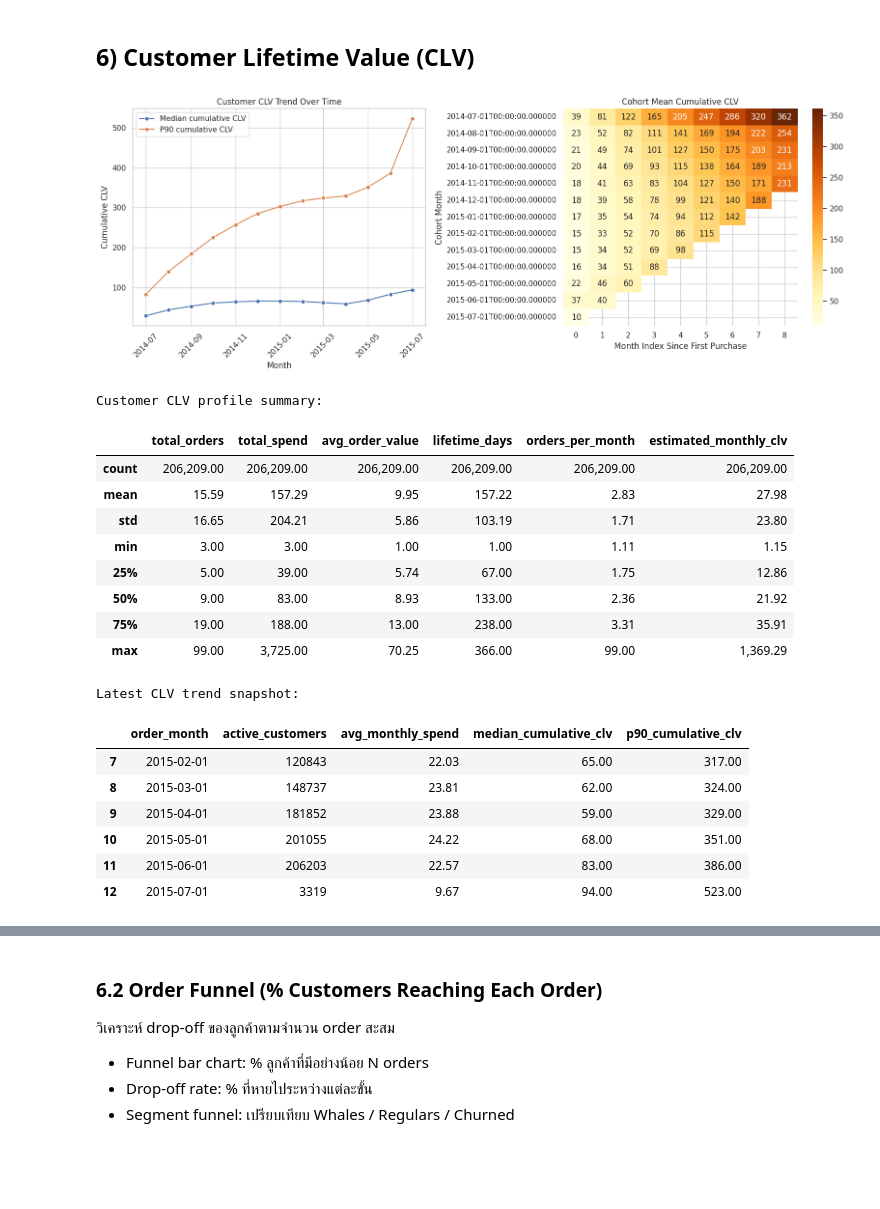
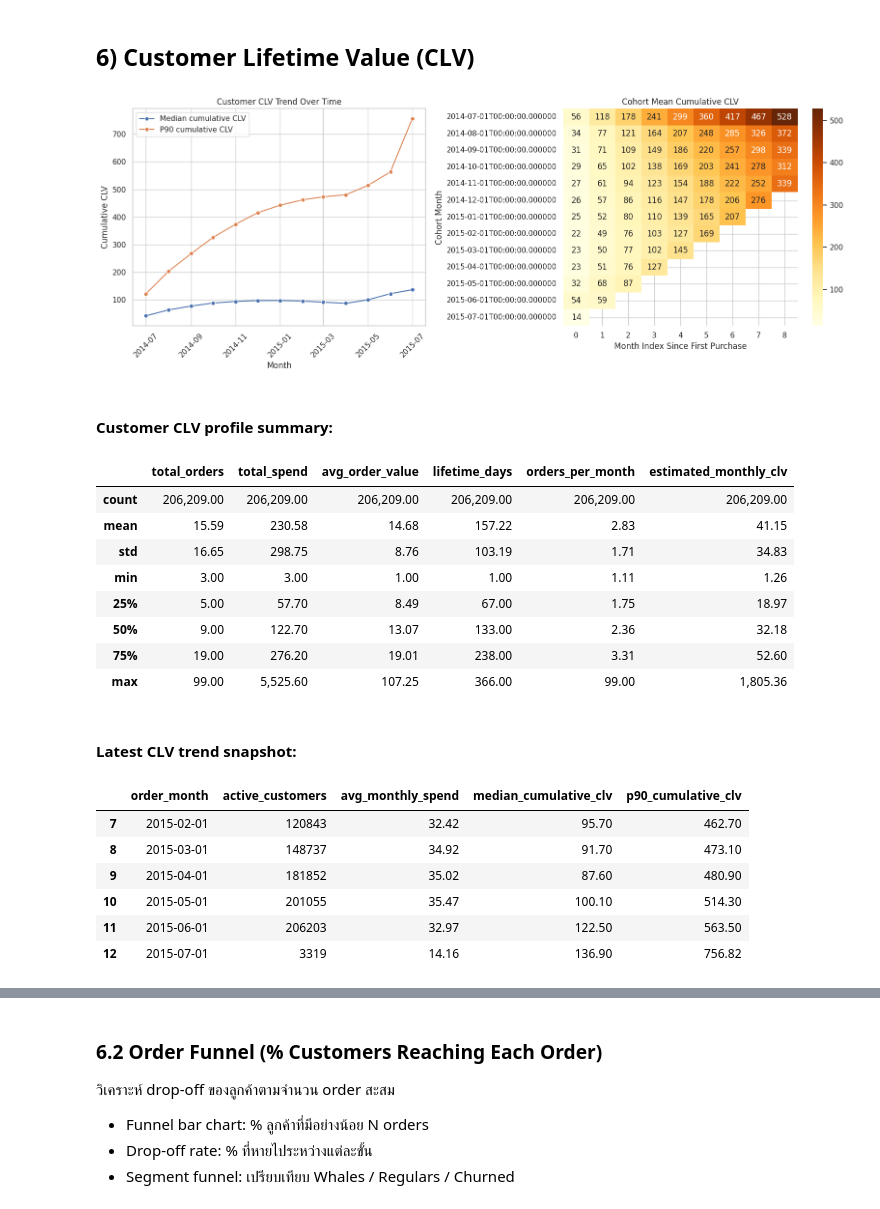
Before and after one commit to ppts2545/Instacart-Market-Basket-Analysis, a Jupyter notebook: notebooks/02_Exploratory_Data_Analysis/02_customer_behavior.ipynb, the cells around one changed output, grey strips where cells are left out. Drawn from its saved outputs; the diff is of its cells as text; code cells hidden in the pictures; blank space fills up the shorter version.

```diff
--- a/notebooks/02_Exploratory_Data_Analysis/02_customer_behavior.ipynb
+++ b/notebooks/02_Exploratory_Data_Analysis/02_customer_behavior.ipynb
@@ -92,3 +83,10 @@ Columns: ['order_id', 'product_id', 'add_to_cart_order', 'reordered', 'user_id',
+# %%
+def show_df(df, title):
+    """
+    ฟังก์ชันสำหรับแสดงผล DataFrame พร้อมหัวข้อ Markdown
+    """
+    display(Markdown(f"#### {title}"))
+    display(df)
 # %% [markdown]
 ## 1) Data Setup & KPI Baseline
 
@@ -98,6 +94,13 @@ Columns: ['order_id', 'product_id', 'add_to_cart_order', 'reordered', 'user_id',
 
 ส่วนนี้ใช้ตั้งค่า environment และสร้าง baseline KPI ต่อผู้ใช้เพื่อดูภาพรวมก่อนลงลึก
 # %%
+# 1. สร้างคอลัมน์ cumulative reorder (ใช้ Index เดิมของ df)
+df["cumulative_reorder_per_customer"] = (
+    df.groupby("user_id")["reordered"]
+    .cumsum()
+)
+
+# 2. คำนวณ Customer KPI
 customer_kpi = (
     df.groupby("user_id")
     .agg(
@@ -109,10 +112,19 @@ customer_kpi = (
     )
     .reset_index()
 )
-customer_kpi = customer_kpi.drop(columns=["user_id"])
 
-show_df(customer_kpi.describe(include="all"), title="Customer KPI summary:")
+# 3. จัดการเรื่อง Display (ย้าย Markdown ไปไว้รวมกันได้)
+from IPython.display import display, Markdown
 
+display(Markdown("### Customer KPI summary:"))
+# แนะนำให้ใช้ .T (Transpose) เพื่อให้อ่านง่ายขึ้นถ้าคอลัมน์เยอะ
+display(customer_kpi.drop(columns=["user_id"]).describe(include="all").T)
+
+display(Markdown("### Customer KPI detailed summary:"))
+# แนะนำให้ใช้ .T (Transpose) เพื่อให้อ่านง่ายขึ้นถ้าคอลัมน์เยอะ
+display(customer_kpi.describe(include="all").T)
+
+# 4. Summary by reordered
 summary_by_reordered = (
     df.groupby("reordered")
     .agg(
@@ -122,5 +134,7 @@ summary_by_reordered = (
         sample_size=("order_id", "count"),
     )
 )
-show_df(summary_by_reordered, title="Summary by reordered:")
+
+display(Markdown("### Summary by reordered:"))
+display(summary_by_reordered)
 # %% [output]
@@ -893,8 +896,8 @@ Category summary (department) - top 12 by order lines:
 CLV_FREQ = "M"  # monthly trend
 MAX_MONTH_INDEX = 8  # keep cohort chart readable
 
-if "total_price" not in df.columns:
-    raise ValueError("`total_price` column is required for CLV analysis.")
+if "total_price" not in df.columns and "value_index" in df.columns:
+    df["total_price"] = df["value_index"]
 
 # Build order-level value first to avoid line-level double counting in CLV.
 order_value = (
@@ -947,9 +950,10 @@ clv_trend = (
 # 3) Cohort CLV progression (by first purchase month)
 cohort_base = order_value[["user_id", "order_month"]].drop_duplicates().copy()
 cohort_base["cohort_month"] = cohort_base.groupby("user_id", observed=False)["order_month"].transform("min")
+
 cohort_base["month_index"] = (
-    cohort_base["order_month"].dt.to_period(CLV_FREQ).astype(int)
-    - cohort_base["cohort_month"].dt.to_period(CLV_FREQ).astype(int)
+    (cohort_base["order_month"].dt.year - cohort_base["cohort_month"].dt.year) * 12 +
+    (cohort_base["order_month"].dt.month - cohort_base["cohort_month"].dt.month)
 )
 
 cohort_clv = customer_monthly.merge(
@@ -995,49 +999,49 @@ sns.lineplot(
 )
 axes[0].set_title("Customer CLV Trend Over Time")
 axes[0].set_xlabel("Month")
 axes[0].set_ylabel("Cumulative CLV")
 axes[0].tick_params(axis="x", rotation=45)
 
 sns.heatmap(cohort_clv_pivot, annot=True, fmt=".0f", cmap="YlOrBr", ax=axes[1])
 axes[1].set_title("Cohort Mean Cumulative CLV")
 axes[1].set_xlabel("Month Index Since First Purchase")
 axes[1].set_ylabel("Cohort Month")
 
 plt.tight_layout()
 plt.show()
 
 show_df(
     customer_clv[[
         "total_orders",
         "total_spend",
         "avg_order_value",
         "lifetime_days",
         "orders_per_month",
         "estimated_monthly_clv",
     ]].describe(),
     title="Customer CLV profile summary:",
 )
 show_df(clv_trend.tail(6), title="Latest CLV trend snapshot:")
 
 if SHOW_VERBOSE_TABLES:
     show_df(cohort_clv_progress.head(20), title="Cohort CLV progression sample:")
 # %% [output]
-[figure, old version]
+[figure, new version]
-Customer CLV profile summary:
+#### Customer CLV profile summary:
 |  | total_orders | total_spend | avg_order_value | lifetime_days | orders_per_month | estimated_monthly_clv |
 | count | 206,209.00 | 206,209.00 | 206,209.00 | 206,209.00 | 206,209.00 | 206,209.00 |
-| mean | 15.59 | 157.29 | 9.95 | 157.22 | 2.83 | 27.98 |
-| std | 16.65 | 204.21 | 5.86 | 103.19 | 1.71 | 23.80 |
-| min | 3.00 | 3.00 | 1.00 | 1.00 | 1.11 | 1.15 |
-| 25% | 5.00 | 39.00 | 5.74 | 67.00 | 1.75 | 12.86 |
-| 50% | 9.00 | 83.00 | 8.93 | 133.00 | 2.36 | 21.92 |
-| 75% | 19.00 | 188.00 | 13.00 | 238.00 | 3.31 | 35.91 |
-| max | 99.00 | 3,725.00 | 70.25 | 366.00 | 99.00 | 1,369.29 |
+| mean | 15.59 | 230.58 | 14.68 | 157.22 | 2.83 | 41.15 |
+| std | 16.65 | 298.75 | 8.76 | 103.19 | 1.71 | 34.83 |
+| min | 3.00 | 3.00 | 1.00 | 1.00 | 1.11 | 1.26 |
+| 25% | 5.00 | 57.70 | 8.49 | 67.00 | 1.75 | 18.97 |
+| 50% | 9.00 | 122.70 | 13.07 | 133.00 | 2.36 | 32.18 |
+| 75% | 19.00 | 276.20 | 19.01 | 238.00 | 3.31 | 52.60 |
+| max | 99.00 | 5,525.60 | 107.25 | 366.00 | 99.00 | 1,805.36 |
-Latest CLV trend snapshot:
+#### Latest CLV trend snapshot:
 |  | order_month | active_customers | avg_monthly_spend | median_cumulative_clv | p90_cumulative_clv |
-| 7 | 2015-02-01 | 120843 | 22.03 | 65.00 | 317.00 |
-| 8 | 2015-03-01 | 148737 | 23.81 | 62.00 | 324.00 |
-| 9 | 2015-04-01 | 181852 | 23.88 | 59.00 | 329.00 |
-| 10 | 2015-05-01 | 201055 | 24.22 | 68.00 | 351.00 |
-| 11 | 2015-06-01 | 206203 | 22.57 | 83.00 | 386.00 |
-| 12 | 2015-07-01 | 3319 | 9.67 | 94.00 | 523.00 |
+| 7 | 2015-02-01 | 120843 | 32.42 | 95.70 | 462.70 |
+| 8 | 2015-03-01 | 148737 | 34.92 | 91.70 | 473.10 |
+| 9 | 2015-04-01 | 181852 | 35.02 | 87.60 | 480.90 |
+| 10 | 2015-05-01 | 201055 | 35.47 | 100.10 | 514.30 |
+| 11 | 2015-06-01 | 206203 | 32.97 | 122.50 | 563.50 |
+| 12 | 2015-07-01 | 3319 | 14.16 | 136.90 | 756.82 |
```
Also changed, not shown: parts of 19 cells of this notebook, 2 other files.
